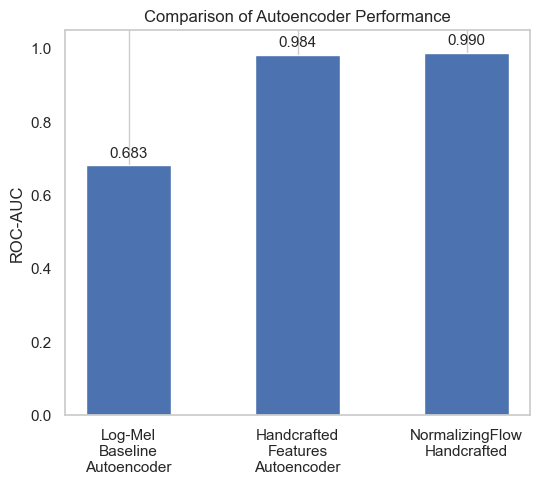
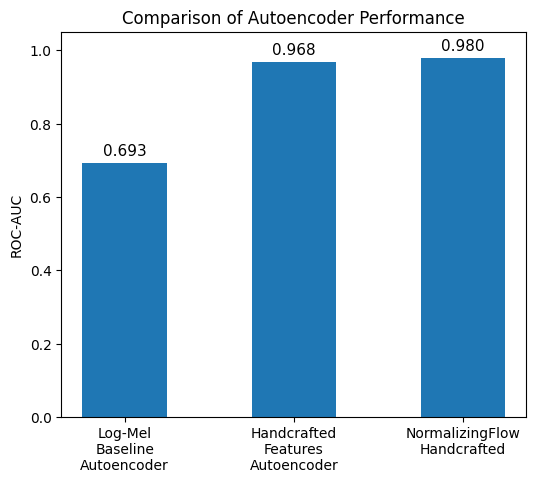
Code edit (unified diff) that turned the first committed figure into the second:
--- before
+++ after
@@ -27,9 +27,9 @@
         fontsize=11
     )
-plt.grid(axis="y")
-plt.savefig(results_path /"figures"/"normalizing_flow_handcrafted_features"/
-            "model_performance_comparison.png",
-    dpi=150
-)
+#plt.grid(axis="y")
+# plt.savefig(results_path /"figures"/"normalizing_flow_handcrafted_features"/
+#             "model_performance_comparison.png",
+#     dpi=150
+# )
 
 plt.show()

Commit: refactor: separate training and Streamlit dataset paths